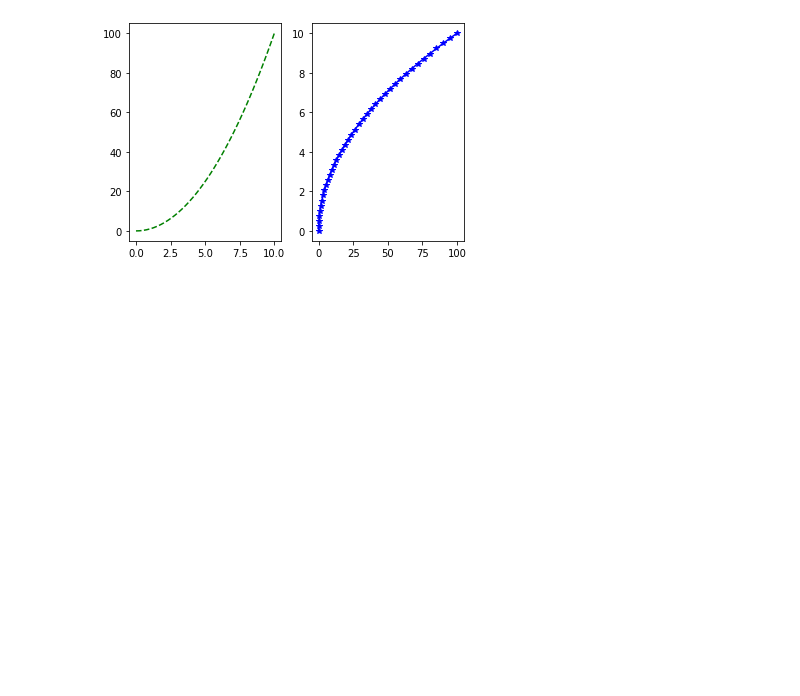
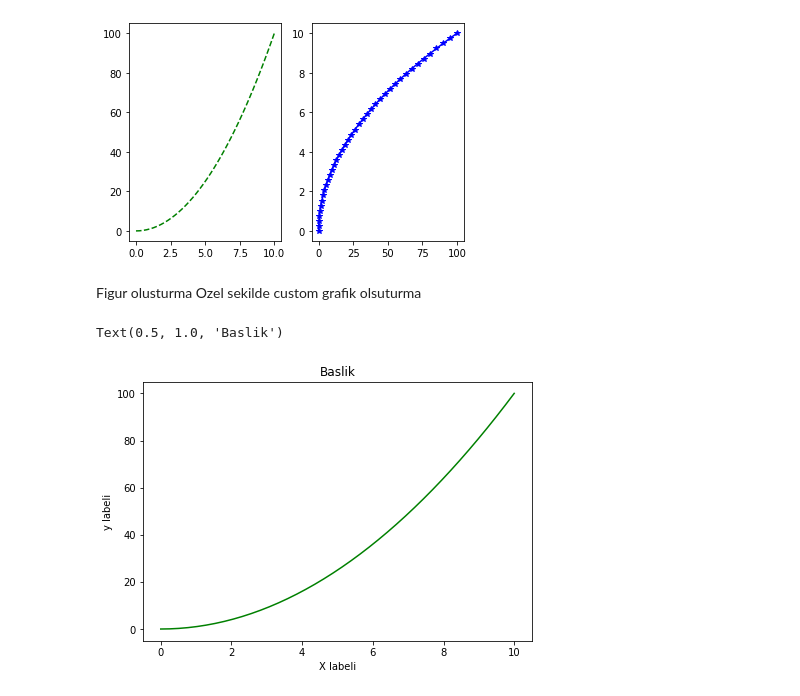
Before and after one commit to bozkurtmert0/python_notlar, a Jupyter notebook: Matplotlib2.ipynb, the cells around one changed output. Cells and saved outputs as stored; diff of their text form; code cells hidden in the pictures; blank space fills up the shorter version.

```diff
--- a/Matplotlib2.ipynb
+++ b/Matplotlib2.ipynb
@@ -46,3 +46,16 @@ plt.plot(b_dizisi,a_dizisi,"b-*")
 # %% [output]
 [<matplotlib.lines.Line2D at 0x...>]
 [figure]
+# %% [markdown]
+Figur olusturma
+Ozel sekilde custom grafik olsuturma
+# %%
+figure1 = plt.figure()  #figure bos canvas gibidir
+figure_Axes = figure1.add_axes([0.2,0.2,0.9,0.9]) #0.9 genislik ve yukseklik degeri grafigin
+figure_Axes.plot(a_dizisi,b_dizisi,'g')
+figure_Axes.set_xlabel('X labeli')
+figure_Axes.set_ylabel('y labeli')
+figure_Axes.set_title("Baslik")
+# %% [output]
+Text(0.5, 1.0, 'Baslik')
+[figure, added]
```
Also changed, not shown: parts of 3 cells of this notebook.
